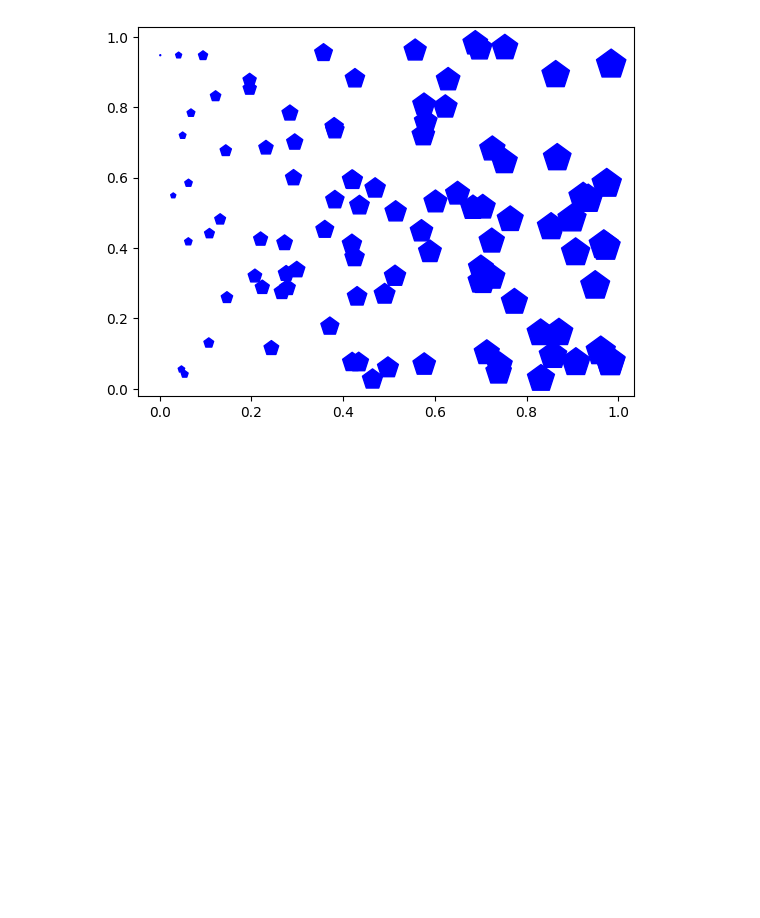
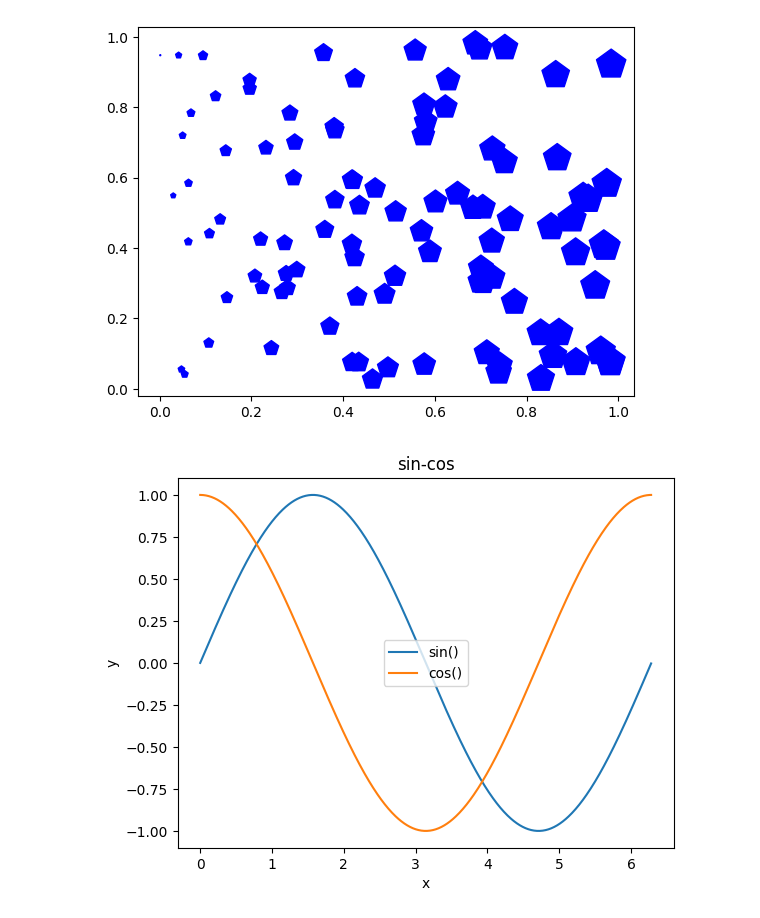
Before and after one commit to anny-0212/AI, a Jupyter notebook: 0319_MATPLOTLIB.ipynb, the cells around one changed output. Cells and saved outputs as stored; diff of their text form; code cells hidden in the pictures; blank space fills up the shorter version.

```diff
--- a/0319_MATPLOTLIB.ipynb
+++ b/0319_MATPLOTLIB.ipynb
@@ -121,3 +121,28 @@ pl.scatter(x,y)
 pl.show()
 # %% [output]
 [figure]
+# %%
+import numpy as np
+import pylab as pl
+
+# 產生資料
+x = np.arange(0.0, 2.0*np.pi, 0.01)
+y = np.sin(x)
+z = np.cos(x)
+
+#畫圖
+pl.plot(x, y, label='sin()')
+pl.plot(x, z, label='cos()')
+pl.xlabel('x')
+pl.ylabel('y')
+pl.title('sin-cos')
+
+
+pl.legend(loc='center')
+#loc 表示位置
+#pl.legend(loc='upper right')	右上
+#pl.legend(loc='lower right')	右下
+#pl.legend()
+pl.show()
+# %% [output]
+[figure, added]
```
Also changed, not shown: parts of 2 cells of this notebook.
